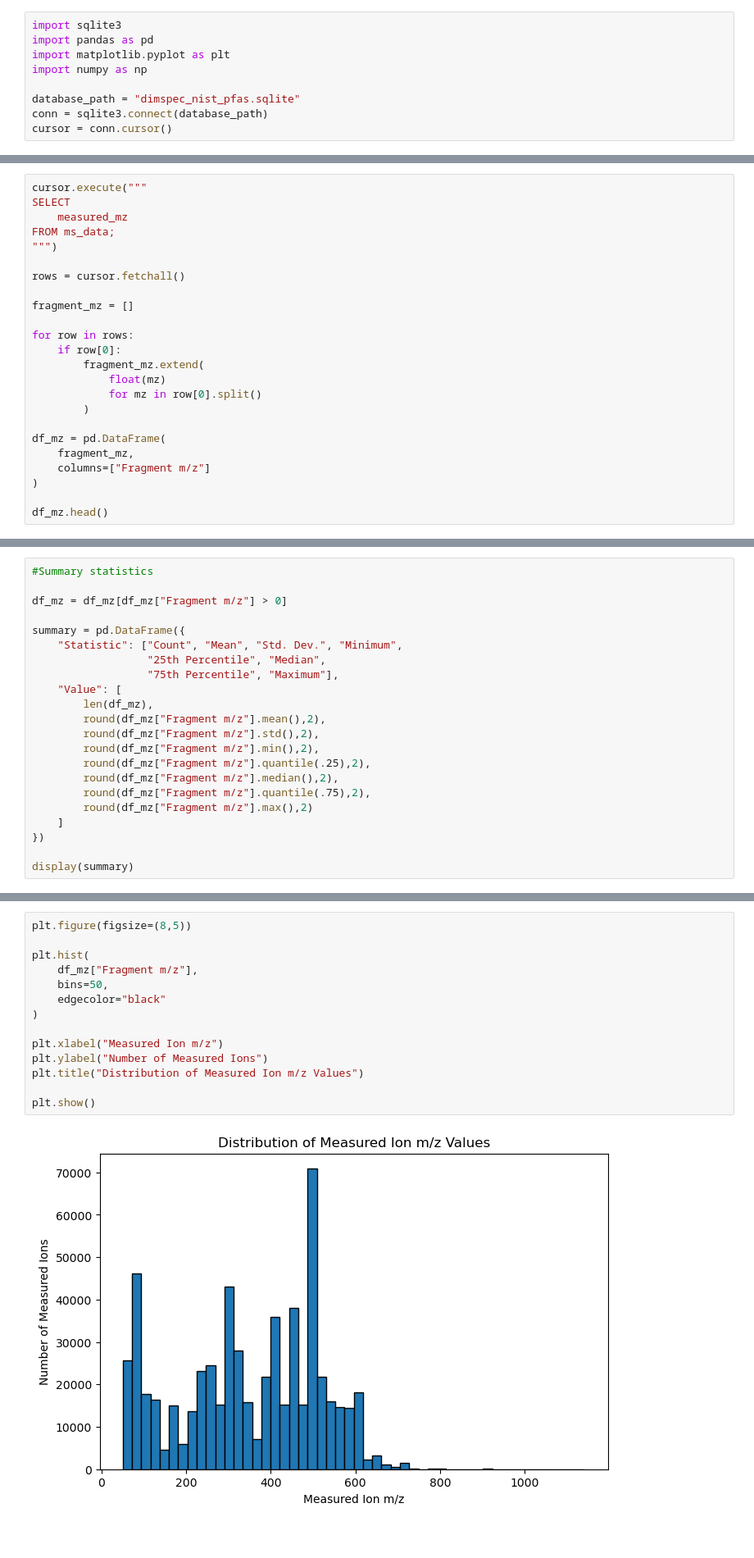
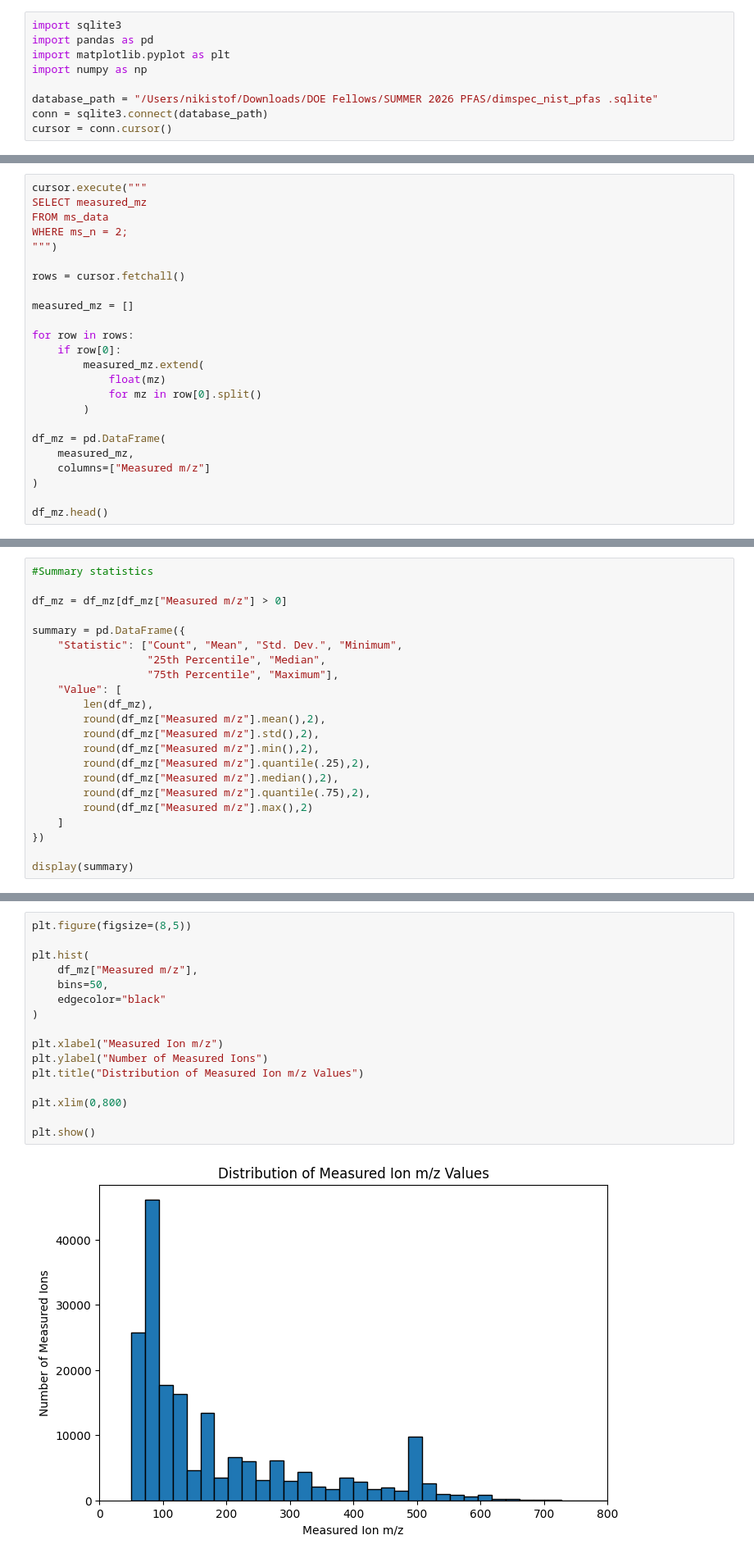
Before and after one commit to nicolestofenmacher/Exploratory-Analysis-of-NIST-PFAS-LC-MS-MS-Database, a Jupyter notebook: NIST_PFAS_LCMSMS_Exploratory_Analysis.ipynb, the cells around one changed output, grey strips where cells are left out. Shown at 82% size. Saved outputs shown, nothing was run; the diff lists cells and outputs as text; blank space fills up the shorter version.

```diff
--- a/NIST_PFAS_LCMSMS_Exploratory_Analysis.ipynb
+++ b/NIST_PFAS_LCMSMS_Exploratory_Analysis.ipynb
@@ -4,7 +4,7 @@ import pandas as pd
 import matplotlib.pyplot as plt
 import numpy as np
 
-database_path = "dimspec_nist_pfas.sqlite"
+database_path = "/Users/nikistof/Downloads/DOE Fellows/SUMMER 2026 PFAS/dimspec_nist_pfas .sqlite"
 conn = sqlite3.connect(database_path)
 cursor = conn.cursor()
 # %% [markdown]
@@ -915,25 +939,25 @@ What is the distribution of measured ion mass-to-charge (m/z) values across the
 This section characterizes the mass-to-charge (m/z) values of detected measured ions to better understand the range and distribution of ions represented within the PFAS mass spectral dataset.
 # %%
 cursor.execute("""
-SELECT
-    measured_mz
-FROM ms_data;
+SELECT measured_mz
+FROM ms_data
+WHERE ms_n = 2;
 """)
 
 rows = cursor.fetchall()
 
-fragment_mz = []
+measured_mz = []
 
 for row in rows:
     if row[0]:
-        fragment_mz.extend(
+        measured_mz.extend(
             float(mz)
             for mz in row[0].split()
         )
 
 df_mz = pd.DataFrame(
-    fragment_mz,
-    columns=["Fragment m/z"]
+    measured_mz,
+    columns=["Measured m/z"]
 )
 
 df_mz.head()
@@ -947,7 +979,7 @@ df_mz.head()
 # %%
 #Summary statistics
 
-df_mz = df_mz[df_mz["Fragment m/z"] > 0]
+df_mz = df_mz[df_mz["Measured m/z"] > 0]
 
 summary = pd.DataFrame({
     "Statistic": ["Count", "Mean", "Std. Dev.", "Minimum",
@@ -955,13 +987,13 @@ summary = pd.DataFrame({
                   "75th Percentile", "Maximum"],
     "Value": [
         len(df_mz),
-        round(df_mz["Fragment m/z"].mean(),2),
-        round(df_mz["Fragment m/z"].std(),2),
-        round(df_mz["Fragment m/z"].min(),2),
-        round(df_mz["Fragment m/z"].quantile(.25),2),
-        round(df_mz["Fragment m/z"].median(),2),
-        round(df_mz["Fragment m/z"].quantile(.75),2),
-        round(df_mz["Fragment m/z"].max(),2)
+        round(df_mz["Measured m/z"].mean(),2),
+        round(df_mz["Measured m/z"].std(),2),
+        round(df_mz["Measured m/z"].min(),2),
+        round(df_mz["Measured m/z"].quantile(.25),2),
+        round(df_mz["Measured m/z"].median(),2),
+        round(df_mz["Measured m/z"].quantile(.75),2),
+        round(df_mz["Measured m/z"].max(),2)
     ]
 })
 
@@ -979,16 +1011,18 @@ display(summary)
 # %%
 plt.figure(figsize=(8,5))
 
 plt.hist(
-    df_mz["Fragment m/z"],
+    df_mz["Measured m/z"],
     bins=50,
     edgecolor="black"
 )
 
 plt.xlabel("Measured Ion m/z")
 plt.ylabel("Number of Measured Ions")
 plt.title("Distribution of Measured Ion m/z Values")
 
+plt.xlim(0,800)
+
 plt.show()
 # %% [output]
-[figure, old version]
+[figure, new version]
```
Also changed, not shown: parts of 34 cells of this notebook.
